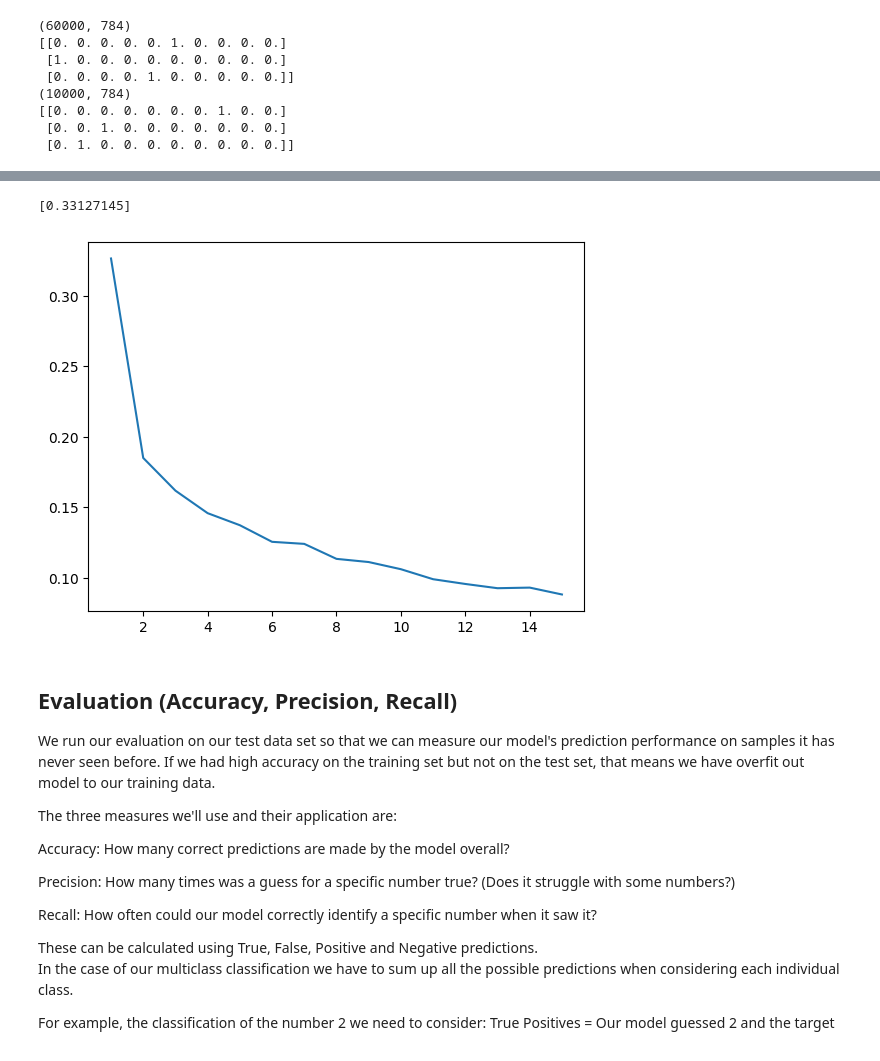
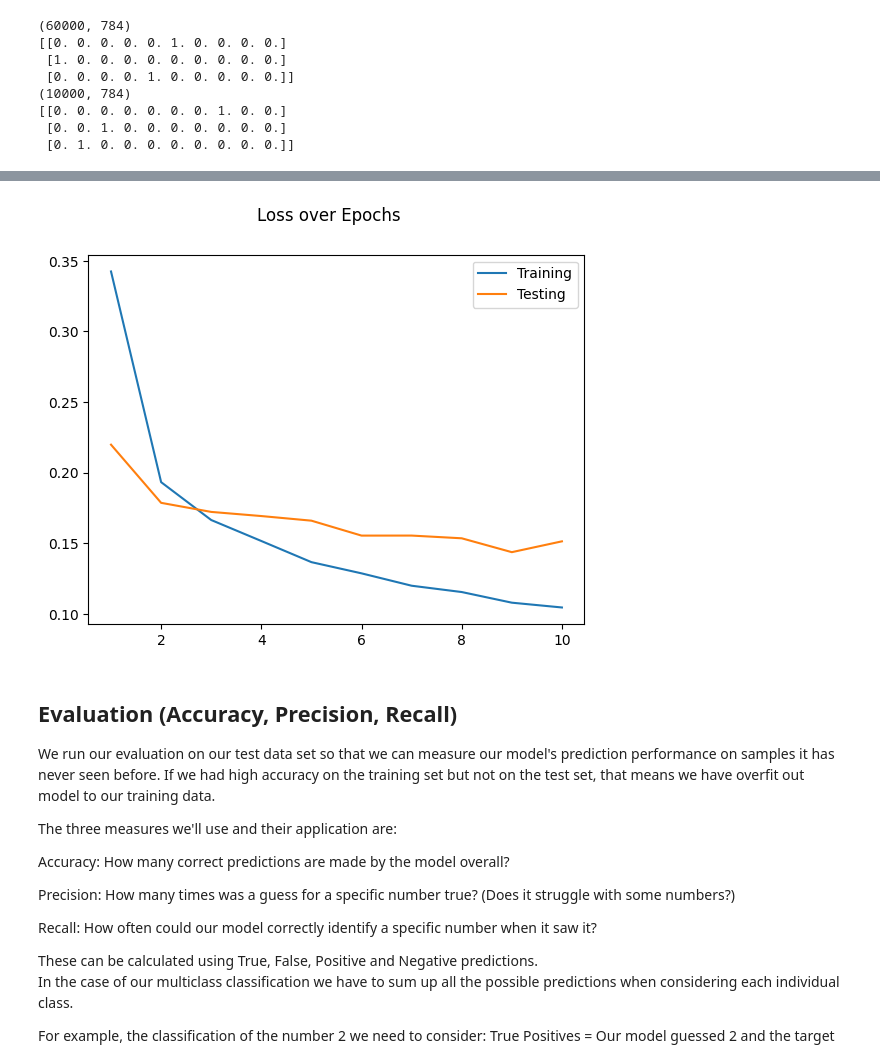
Before and after one commit to No-Arms/Portfolio, a Jupyter notebook: WIP_Neural_Networks.ipynb, the cells around one changed output, grey strips where cells are left out. Drawn from its saved outputs; the diff is of its cells as text; code cells hidden in the pictures.

```diff
--- a/WIP_Neural_Networks.ipynb
+++ b/WIP_Neural_Networks.ipynb
@@ -598,18 +647,13 @@ Loss at Epoch 3/20:0.1658016351094005
-# %%
-print(loss)
-# %% [output]
-[0.33127145]
-# %%
-%matplotlib inline
-import matplotlib.pyplot as plt
-
-#print(epochs)
-#print(np.arange(0, epochs+1))
-#print(loss)
-plt.plot(np.arange(1, epochs+1), loss)
-plt.show()
-# %% [output]
-[figure, removed]
+# %%
+plotRange = np.arange(1, epochs+1)
+
+plt.plot(plotRange, loss, label='Training')
+plt.plot(plotRange, testLoss, label='Testing')
+plt.suptitle("Loss over Epochs")
+plt.legend()
+plt.show()
+# %% [output]
+[figure, added]
 # %% [markdown]
 ## Evaluation (Accuracy, Precision, Recall)
 
```
Also changed, not shown: parts of 27 cells of this notebook.
